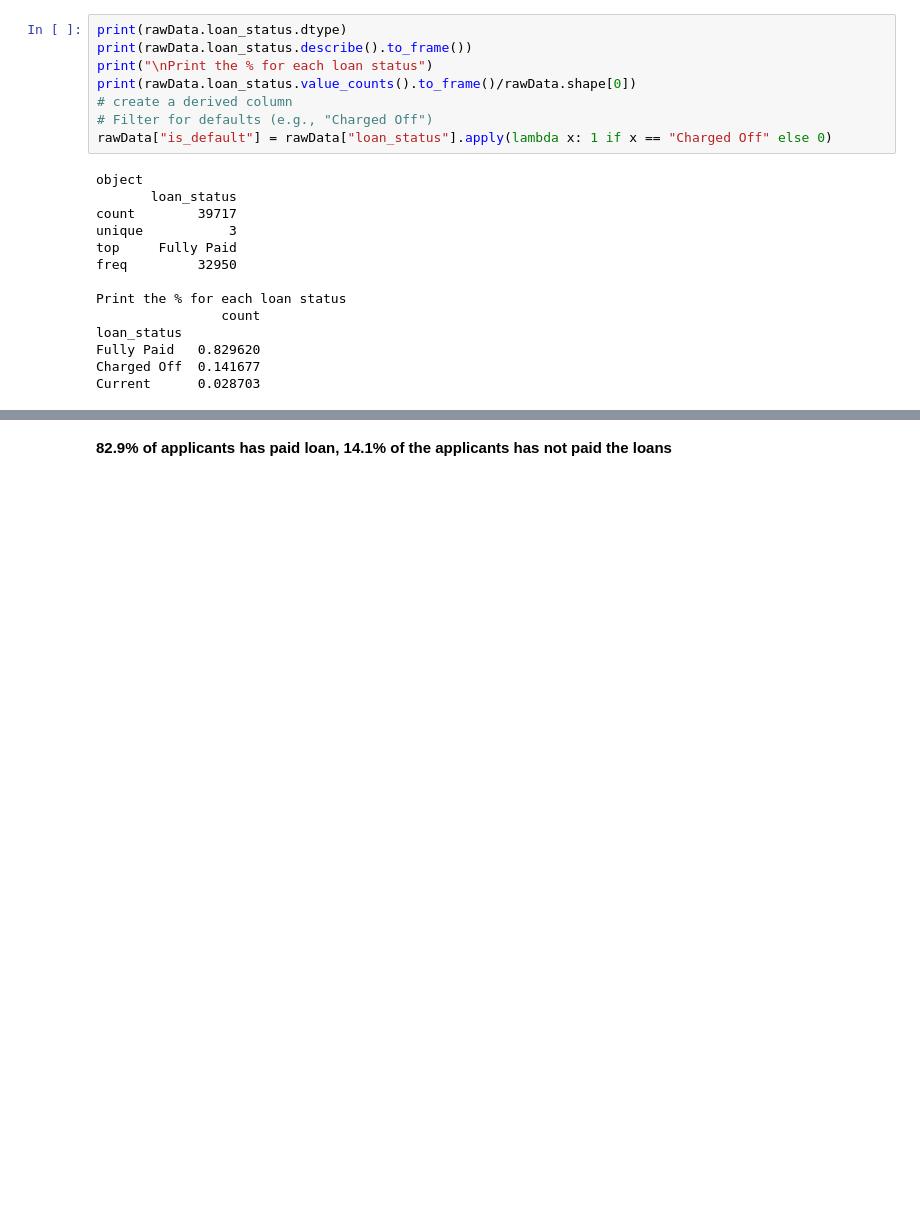
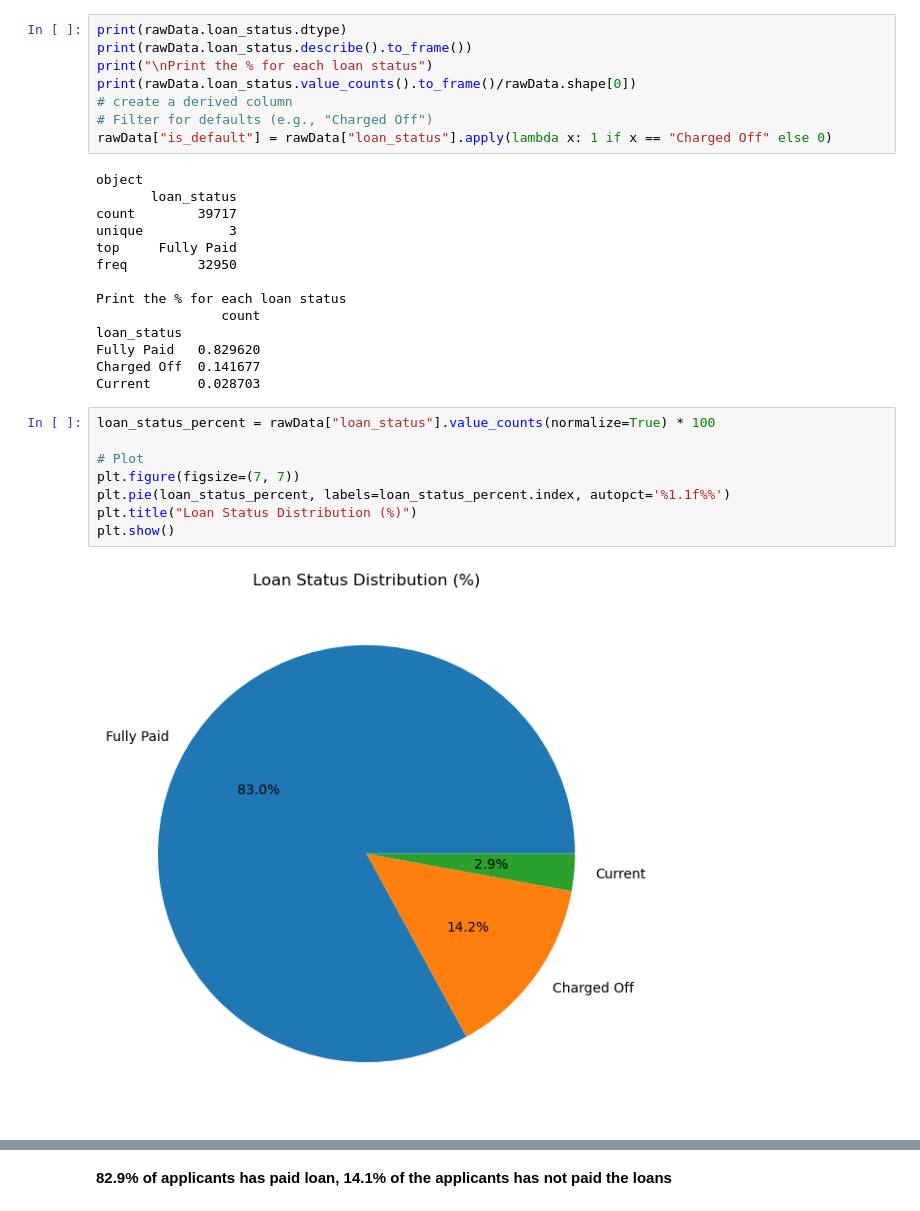
Before and after one commit to vkgpt11/LendingClubCaseStudy, a Jupyter notebook: Vikas Kumar Gupta.ipynb, the cells around one changed output, grey strips where cells are left out. Drawn from its saved outputs; the diff is of its cells as text; blank space fills up the shorter version.

```diff
--- a/LendingCaseStudy.ipynb
+++ b/Vikas Kumar Gupta.ipynb
@@ -253,3 +253,13 @@ loan_status
 Fully Paid   0.829620
 Charged Off  0.141677
 Current      0.028703
+# %%
+loan_status_percent = rawData["loan_status"].value_counts(normalize=True) * 100
+
+# Plot
+plt.figure(figsize=(7, 7))
+plt.pie(loan_status_percent, labels=loan_status_percent.index, autopct='%1.1f%%')
+plt.title("Loan Status Distribution (%)")
+plt.show()
+# %% [output]
+[figure, added]
```
Also changed, not shown: parts of 16 cells of this notebook.
